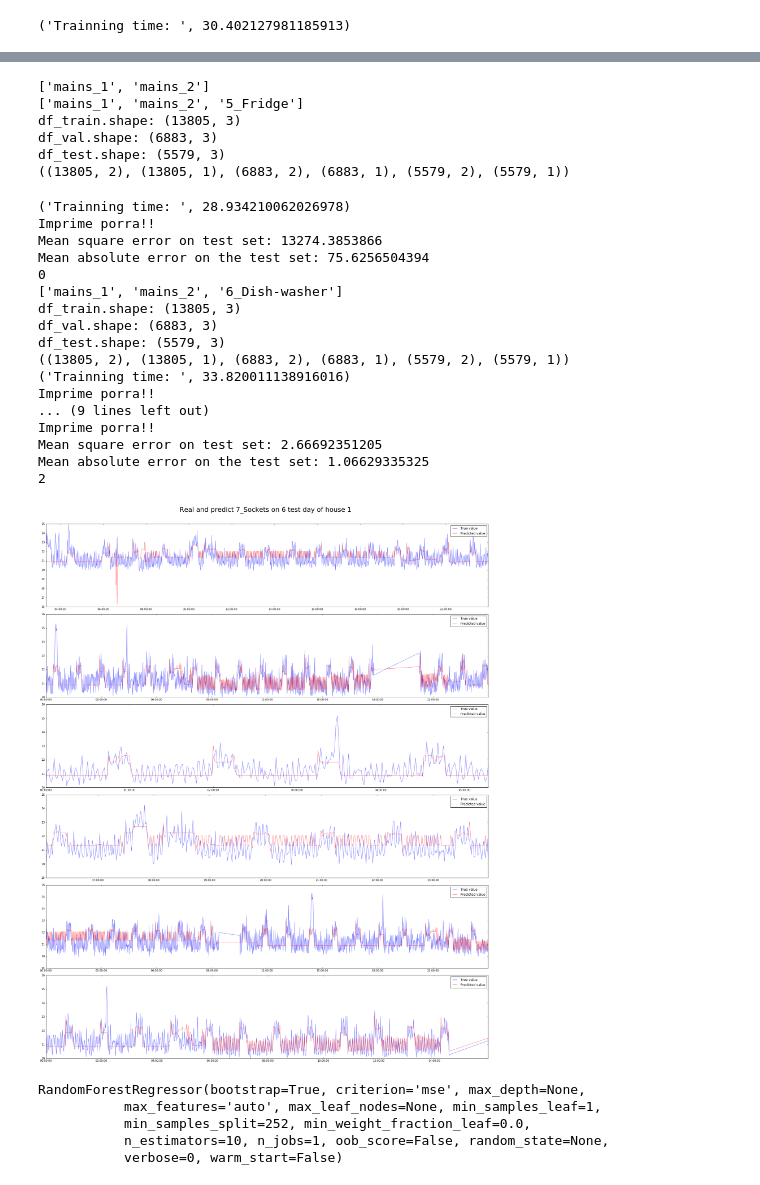
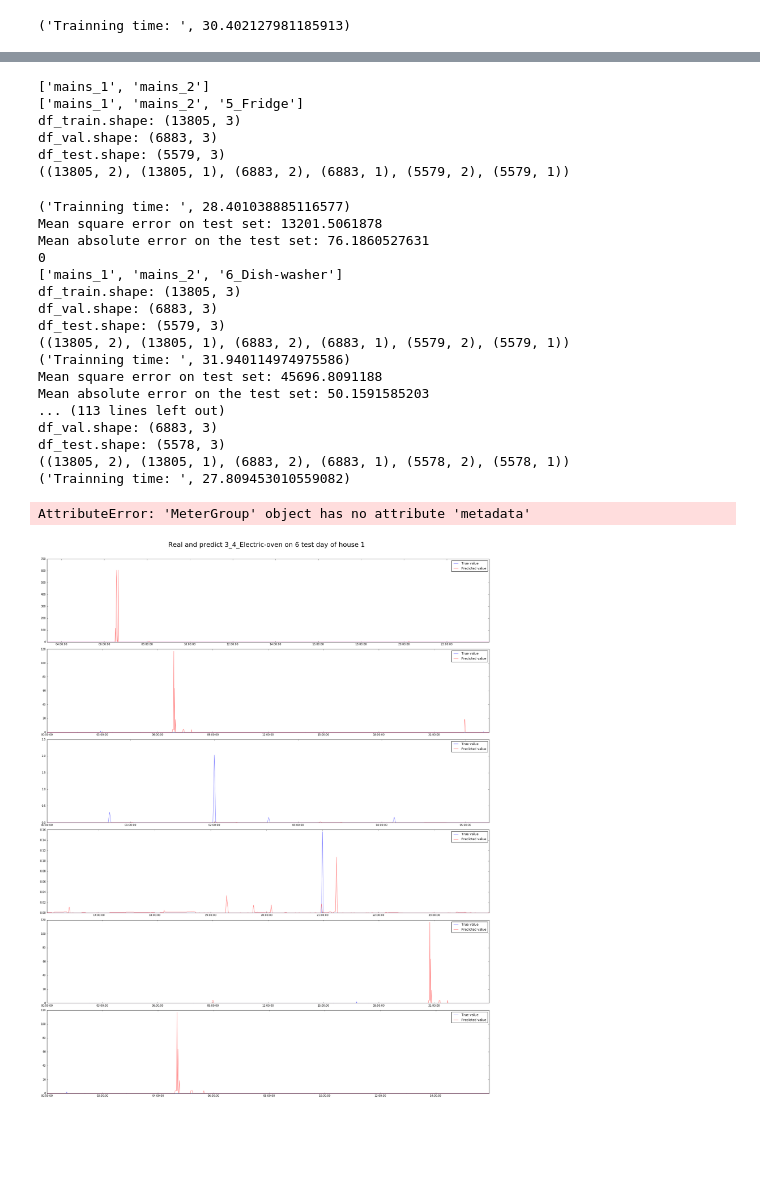
Before and after one commit to seoruosa/EA006-NILM-project, a Jupyter notebook: Disaggregation Algorithm.ipynb, the cells around one changed output, grey strips where cells are left out. Cells and saved outputs as stored; diff of their text form; code cells hidden in the pictures; blank space fills up the shorter version.

```diff
--- a/Disaggregation Algorithm.ipynb
+++ b/Disaggregation Algorithm.ipynb
@@ -258,6 +258,10 @@ plot_each_app(df1_test, dates[17:], y_test_predict_1, y_test1, 'Real and predict
 # %%
+import nilmtk
+from nilmtk import DataSet, TimeFrame
+import math
 import pandas as pd
 import time
+import numpy as np
 
 # Using decision tree regression, here we use validation data to turn the min_samples_split parameter
 def mse_loss(y_predict, y):
@@ -287,7 +291,6 @@ import matplotlib.pyplot as plt
 
 # Plot real and predict refrigerator consumption on six days of test data
 def plot_each_app(df, dates, predict, y_test, title, look_back = 0):
-    print('Imprime porra!!')
     num_date = len(dates)
     fig, axes = plt.subplots(num_date,1,figsize=(24, num_date*5))
     plt.suptitle(title, fontsize = '25')
@@ -354,53 +357,55 @@ for i, meter in enumerate(metergroup.submeters().meters):
     print(X_train1.shape, y_train1.shape, X_val1.shape, y_val1.shape, X_test1.shape, y_test1.shape)
     #print(meter.appliances) #meter.metadata
     tree_clfs_1, tree_losses_1 = tree_reg(X_train1, y_train1, X_val1, y_val1, min_samples_split)
 
     ind = np.argmin(tree_losses_1) #find best model for de appliance
     tree_clf_1 = tree_clfs_1[ind]
     y_test_predict_1 = tree_clf_1.predict(X_test1)
 
     tree_clf_all_meters = {}
     tree_clf_all_meters[colMeterName] = tree_clf_1 #salva todos os modelos
     plot_each_app(df1_test, dates[17:], y_test_predict_1, y_test1, 'Real and predict {} on 6 test day of house 1'.format(colMeterName))
     mse_tree_1 = mse_loss(y_test_predict_1, y_test1)
     mae_tree_1 = mae_loss(y_test_predict_1, y_test1)
 
+    predictRandomTree = {'meter': colMeterName,
+                         'metadata': meter.metadata,
+                        'model': tree_clf_1
+                        }
+
+    import pickle
+    folder = '/nilmtk/data/EA006-NILM-project/Training_output'
+    with open('{}/{}_out.pkl'.format(folder, colMeterName),'w') as f:
+        pickle.dump(predictRandomTree, f)
+
     print('Mean square error on test set: {}'.format(mse_tree_1))
     print('Mean absolute error on the test set: {}'.format(mae_tree_1))
     print(i)
-    if(i>1):
-        break
+#    if(i>0):
+#        break
 # %% [output]
 ['mains_1', 'mains_2']
 ['mains_1', 'mains_2', '5_Fridge']
 df_train.shape: (13805, 3)
 df_val.shape: (6883, 3)
 df_test.shape: (5579, 3)
 ((13805, 2), (13805, 1), (6883, 2), (6883, 1), (5579, 2), (5579, 1))
-('Trainning time: ', 28.934210062026978)
-Imprime porra!!
-Mean square error on test set: 13274.3853866
-Mean absolute error on the test set: 75.6256504394
+('Trainning time: ', 28.401038885116577)
+Mean square error on test set: 13201.5061878
+Mean absolute error on the test set: 76.1860527631
 0
 ['mains_1', 'mains_2', '6_Dish-washer']
 df_train.shape: (13805, 3)
 df_val.shape: (6883, 3)
 df_test.shape: (5579, 3)
 ((13805, 2), (13805, 1), (6883, 2), (6883, 1), (5579, 2), (5579, 1))
-('Trainning time: ', 33.820011138916016)
-Imprime porra!!
-... (9 lines left out)
-Imprime porra!!
-Mean square error on test set: 2.66692351205
-Mean absolute error on the test set: 1.06629335325
-2
+('Trainning time: ', 31.940114974975586)
+Mean square error on test set: 45696.8091188
+Mean absolute error on the test set: 50.1591585203
+... (113 lines left out)
+df_val.shape: (6883, 3)
+df_test.shape: (5578, 3)
+((13805, 2), (13805, 1), (6883, 2), (6883, 1), (5578, 2), (5578, 1))
+('Trainning time: ', 27.809453010559082)
+AttributeError: 'MeterGroup' object has no attribute 'metadata'
-[figure, old version]
+[figure, new version]
-# %%
-for m, i in enumerate(tree_clf_all_meters):
-    print(tree_clf_all_meters[i])
-# %% [output]
-RandomForestRegressor(bootstrap=True, criterion='mse', max_depth=None,
-           max_features='auto', max_leaf_nodes=None, min_samples_leaf=1,
-           min_samples_split=252, min_weight_fraction_leaf=0.0,
-           n_estimators=10, n_jobs=1, oob_score=False, random_state=None,
-           verbose=0, warm_start=False)
```
Also changed, not shown: parts of 3 cells of this notebook, 1 other file.
